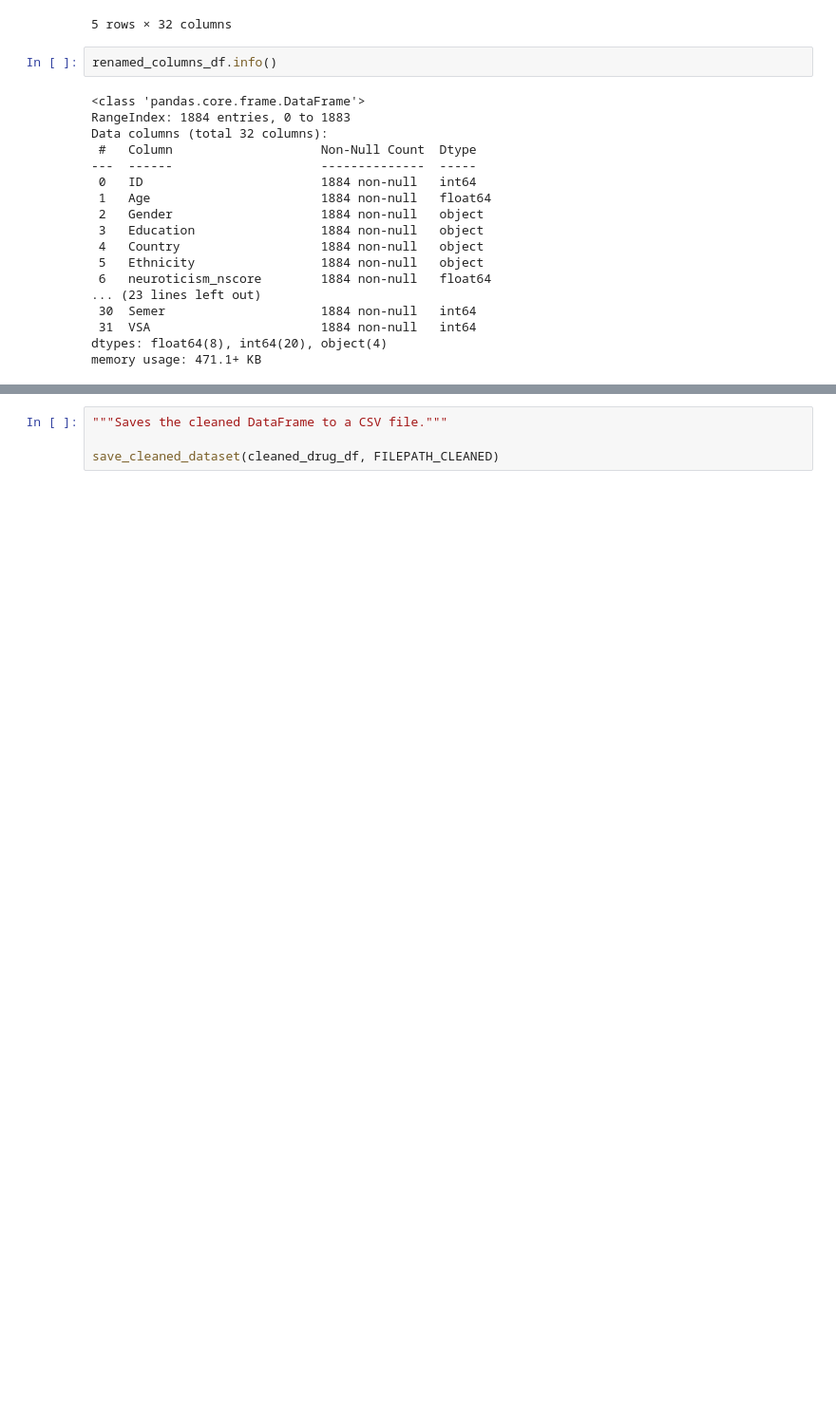
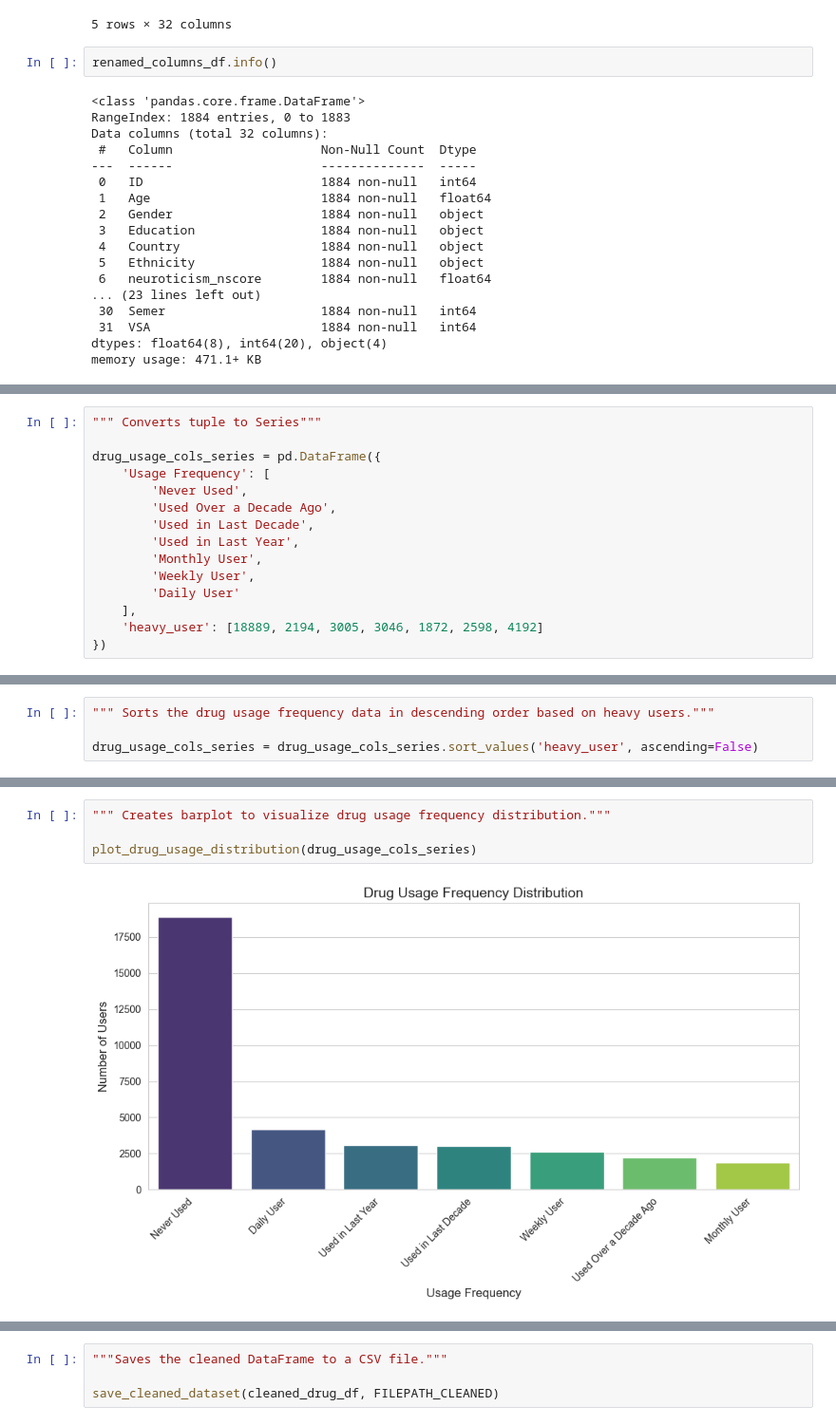
Before and after one commit to josephstar48/drug_consumption_analysis, a Jupyter notebook: notebooks/02_data_cleaning.ipynb, the cells around one changed output, grey strips where cells are left out. Shown: that part at 95% size. Saved outputs shown, nothing was run; the diff lists cells and outputs as text; blank space fills up the shorter version.

```diff
--- a/notebooks/02_data_cleaning.ipynb
+++ b/notebooks/02_data_cleaning.ipynb
@@ -156,0 +326,15 @@ cleaned_drug_df.describe()
+# %%
+""" Converts tuple to Series"""
+
+drug_usage_cols_series = pd.DataFrame({
+    'Usage Frequency': [
+        'Never Used',
+        'Used Over a Decade Ago',
+        'Used in Last Decade',
+        'Used in Last Year',
+        'Monthly User',
+        'Weekly User',
+        'Daily User'
+    ],
+    'heavy_user': [18889, 2194, 3005, 3046, 1872, 2598, 4192]
+})
@@ -156,0 +351,4 @@ cleaned_drug_df.describe()
+# %%
+""" Sorts the drug usage frequency data in descending order based on heavy users."""
+
+drug_usage_cols_series = drug_usage_cols_series.sort_values('heavy_user', ascending=False)
@@ -156,0 +365,6 @@ cleaned_drug_df.describe()
+# %%
+""" Creates barplot to visualize drug usage frequency distribution."""
+
+plot_drug_usage_distribution(drug_usage_cols_series)
+# %% [output]
+[figure, added]
```
Also changed, not shown: parts of 27 cells of this notebook, 4 other files.
